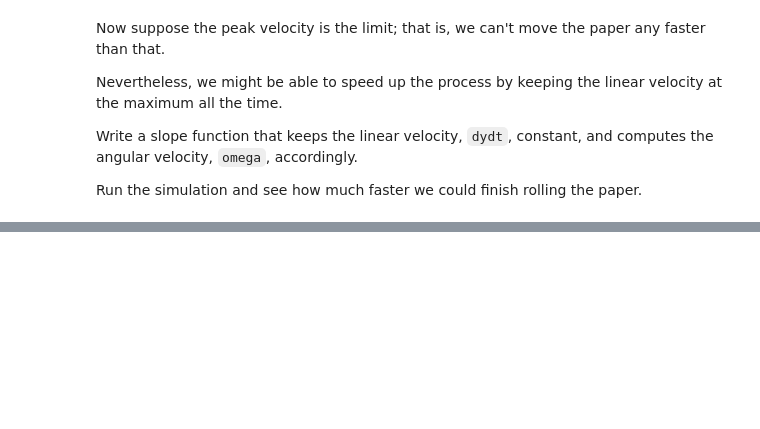
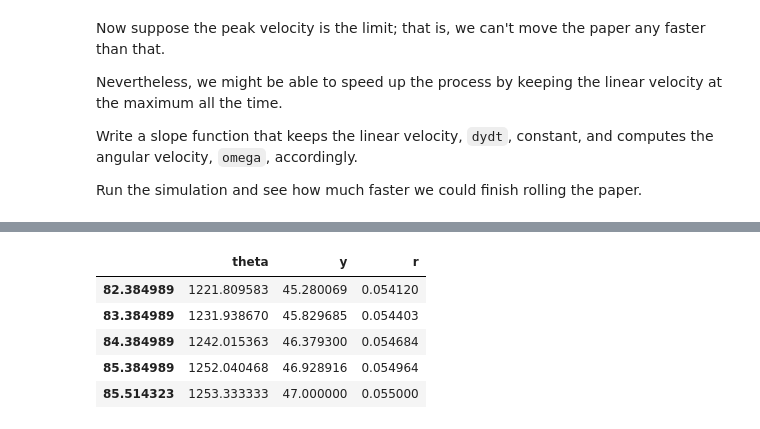
Before and after one commit to fung18870/ModSimPy, a Jupyter notebook: code/chap24-Mine.ipynb, the cells around one changed output, grey strips where cells are left out. Saved outputs shown, nothing was run; the diff lists cells and outputs as text; code cells hidden in the pictures; blank space fills up the shorter version.

```diff
--- a/code/chap24-Mine.ipynb
+++ b/code/chap24-Mine.ipynb
@@ -239,2 +324,10 @@ Run the simulation and see how much faster we could finish rolling the paper.
 # %%
 # Solution goes here
+results.tail()
+# %% [output]
+|  | theta | y | r |
+| 82.384989 | 1221.809583 | 45.280069 | 0.054120 |
+| 83.384989 | 1231.938670 | 45.829685 | 0.054403 |
+| 84.384989 | 1242.015363 | 46.379300 | 0.054684 |
+| 85.384989 | 1252.040468 | 46.928916 | 0.054964 |
+| 85.514323 | 1253.333333 | 47.000000 | 0.055000 |
```
Also changed, not shown: parts of 22 cells of this notebook, 10 other files.
